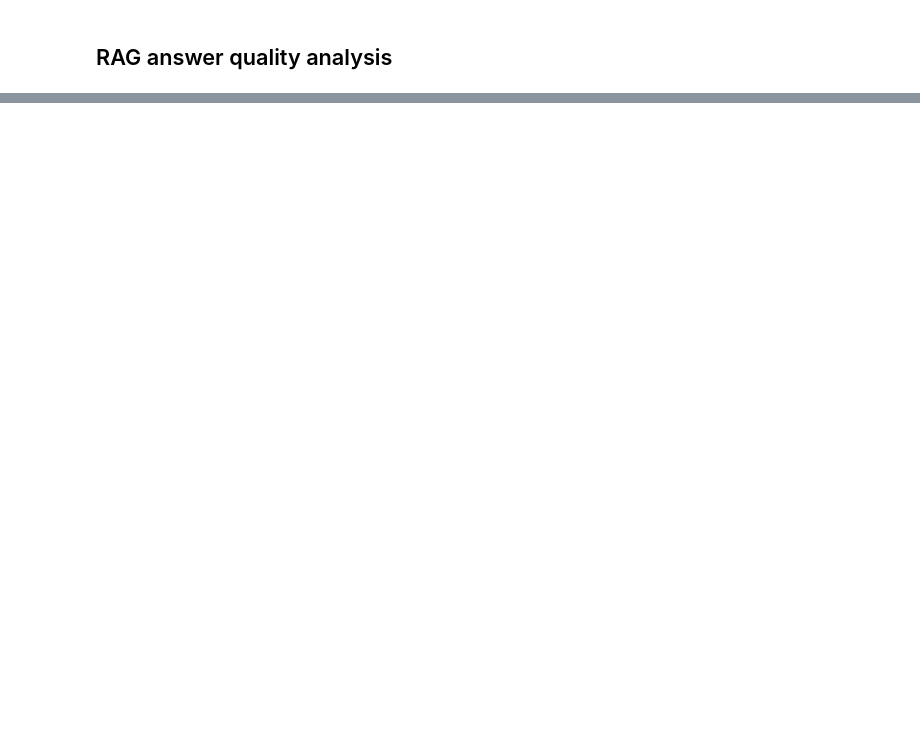
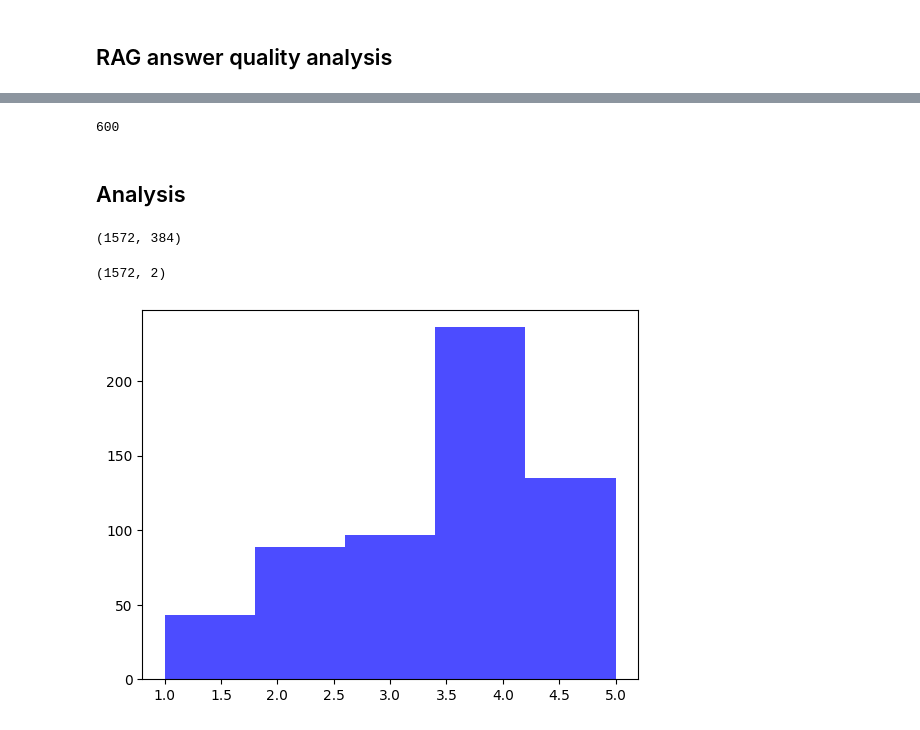
Before and after one commit to zjost/blog_code, a Jupyter notebook: llm_for_data/03_llm_virtual_judge.ipynb, the cells around one changed output, grey strips where cells are left out. Saved outputs shown, nothing was run; the diff lists cells and outputs as text; code cells hidden in the pictures; blank space fills up the shorter version.

Commit message:
virtual judge

```diff
--- a/llm_for_data/03_llm_virtual_judge.ipynb
+++ b/llm_for_data/03_llm_virtual_judge.ipynb
@@ -260,0 +314,2 @@ print(json.dumps(virtual_judge_response.model_dump(), indent=4))
+# %%
+eval_filepath = './data/virtual_judge_gemma.jsonl'
@@ -260,0 +343,4 @@ print(json.dumps(virtual_judge_response.model_dump(), indent=4))
+# %%
+# parse jsonl file
+df_vj = pd.read_json(eval_filepath, lines=True)
+df_vj.head()
@@ -260,0 +354,6 @@ print(json.dumps(virtual_judge_response.model_dump(), indent=4))
+# %%
+df_vj.shape[0]
+# %% [output]
+600
+# %% [markdown]
+## Analysis
@@ -260,0 +374,15 @@ print(json.dumps(virtual_judge_response.model_dump(), indent=4))
+# %%
+X = np.vstack(df['vector'].values)
+X.shape
+# %% [output]
+(1572, 384)
+# %%
+X_tsne = TSNE().fit_transform(X)
+X_tsne.shape
+# %% [output]
+(1572, 2)
+# %%
+fig, ax = plt.subplots()
+_ = ax.hist(df_vj['overall'], bins=5, color='blue', alpha=0.7)
+# %% [output]
+[figure, added]
```
Also changed, not shown: parts of 26 cells of this notebook, 2 other files.
